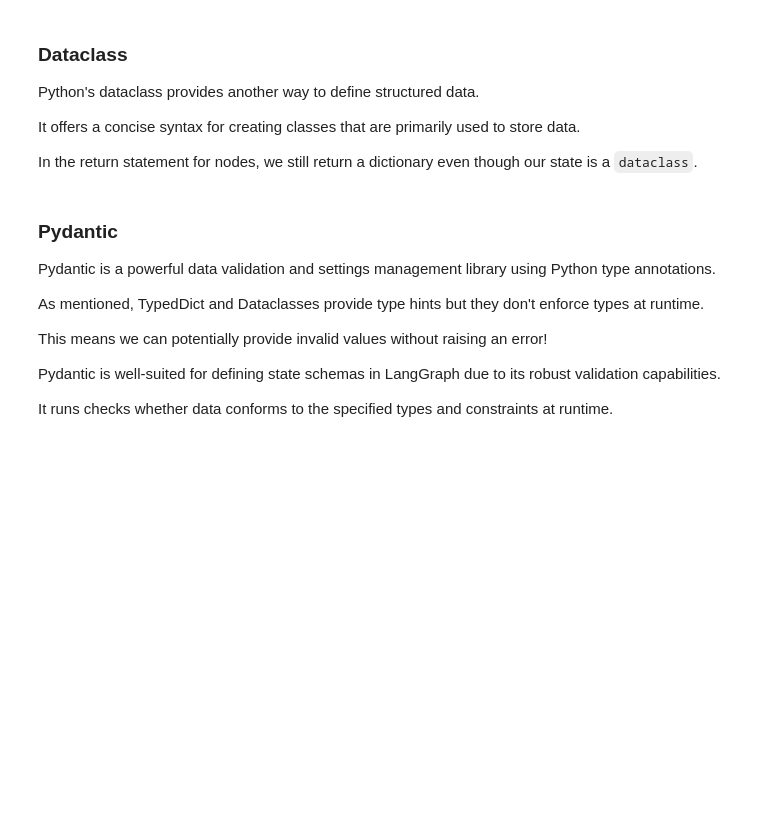
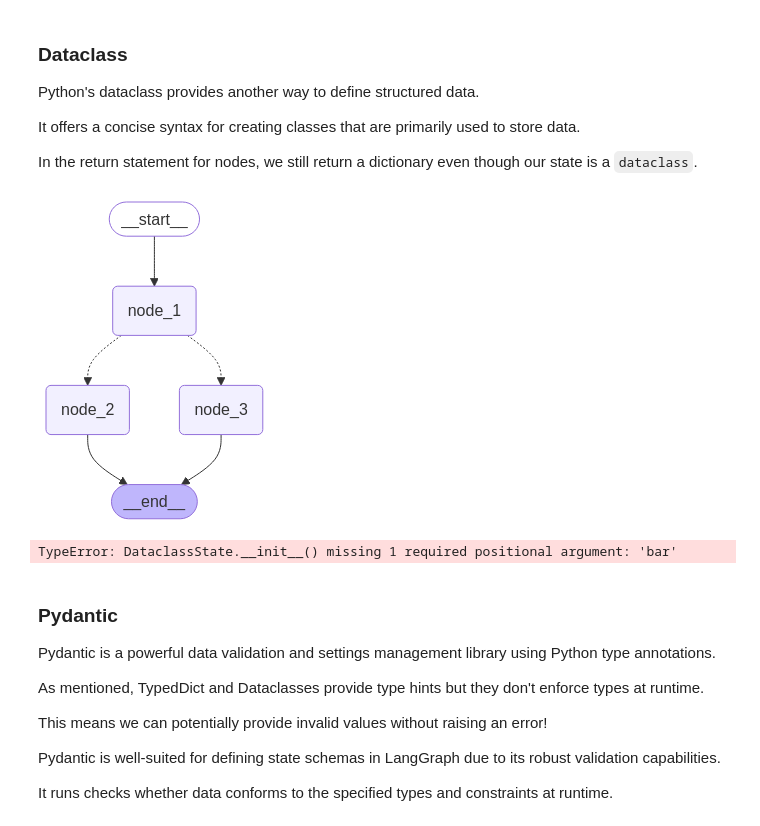
Before and after one commit to chayansraj/Agentic-RAG-with-evalution-Langchain, a Jupyter notebook: state_schema_and_reducer.ipynb, the cells around one changed output. Saved outputs shown, nothing was run; the diff lists cells and outputs as text; code cells hidden in the pictures; blank space fills up the shorter version.

```diff
--- a/state_schema_and_reducer.ipynb
+++ b/state_schema_and_reducer.ipynb
@@ -45,8 +98,8 @@ In the return statement for nodes, we still return a dictionary even though our
 from dataclasses import dataclass
 
 @dataclass
-class DataClassState:
-    foo: str
+class DataclassState:
+    name: str
     bar: int
     mood: Literal['happy', 'sad']
 
@@ -56,6 +109,34 @@ class DataClassState:
 # But now we can't invoke our graph with a dictionary, we need to use the dataclass instance
 # state = DataClassState(foo='hello', bar=42, mood='happy')
 # app.invoke(state)
+# %%
+def node_1(state):
+    print("---Node 1---")
+    return {"name": state.name + " is ... "}
+
+# Build graph
+builder = StateGraph(DataclassState)
+builder.add_node("node_1", node_1)
+builder.add_node("node_2", node_2)
+builder.add_node("node_3", node_3)
+
+# Logic
+builder.add_edge(START, "node_1")
+builder.add_conditional_edges("node_1", decide_mood)
+builder.add_edge("node_2", END)
+builder.add_edge("node_3", END)
+
+# Add
+graph = builder.compile()
+
+# View
+display(Image(graph.get_graph().draw_mermaid_png()))
+# %% [output]
+[figure, added]
+# %%
+graph.invoke(DataclassState(name="Raj",mood="sad"))
+# %% [output]
+TypeError: DataclassState.__init__() missing 1 required positional argument: 'bar'
 # %% [markdown]
 ### Pydantic
 
```
Also changed, not shown: parts of 3 cells of this notebook.
